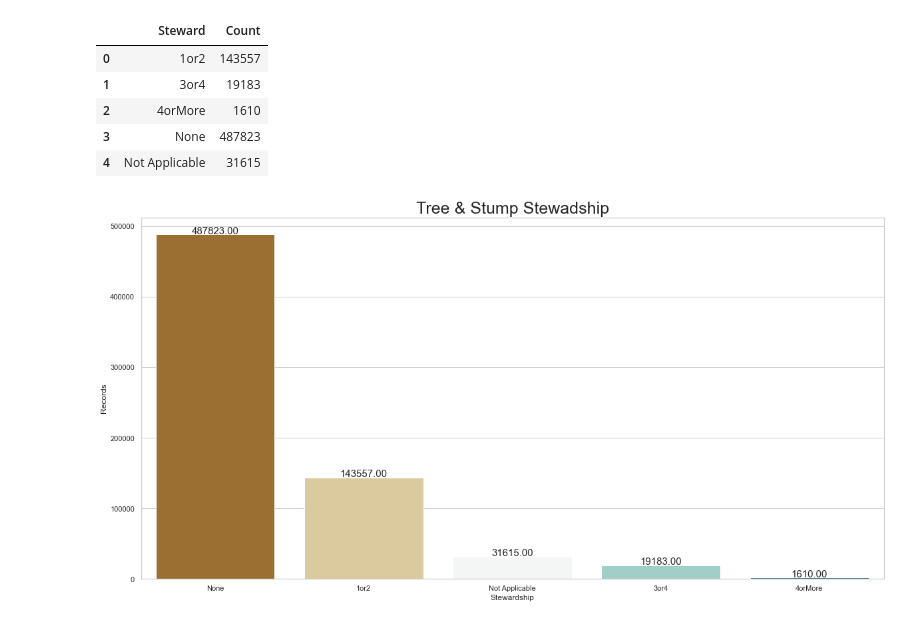
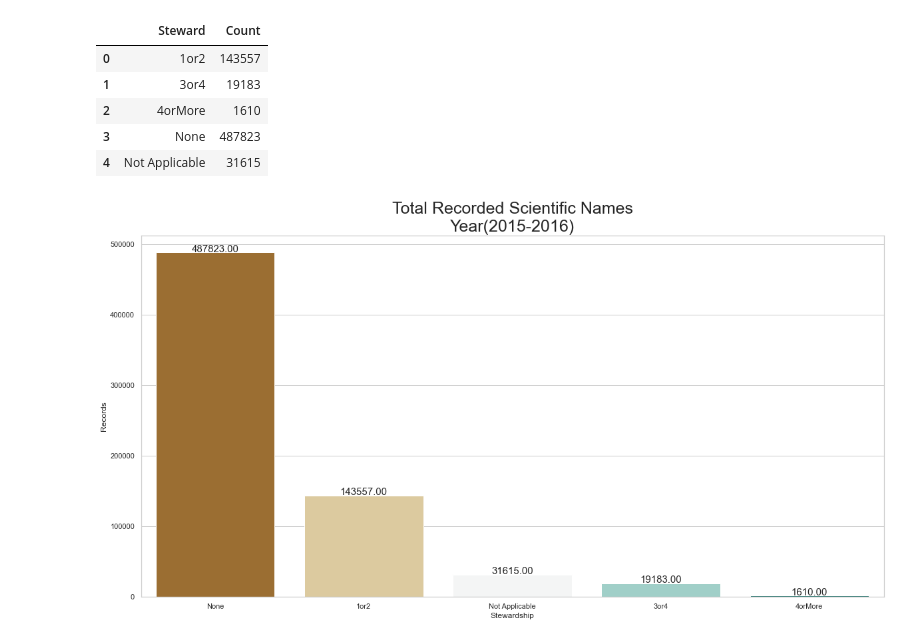
Before and after one commit to MarcellaHarr/ny_street-trees_2015, a Jupyter notebook: exploration-ny-street-trees.ipynb, the cells around one changed output. Saved outputs shown, nothing was run; the diff lists cells and outputs as text; code cells hidden in the pictures.

```diff
--- a/exploration-ny-street-trees.ipynb
+++ b/exploration-ny-street-trees.ipynb
@@ -1635,33 +1714,34 @@ fig, ax = plt.subplots(1, 1, figsize=(20, 10))
 
 # Plot
 stwdPlot = sns.barplot(data = stewardship.sort_values('Count',
                                                       ascending = False),
                        x = 'Steward',
                        y = 'Count',
                        palette = 'BrBG')
 
 # Annotate
 for bar in stwdPlot.patches:
     stwdPlot.annotate(format(bar.get_height(), '.2f'),
                             (bar.get_x() + bar.get_width() / 2, bar.get_height()),
                              ha = 'center',
                              va = 'center',
                              size = 15,
                              xytext = (0, 5),
                              textcoords = 'offset points')
 
 
 # Customize fig
 ax.set_xlabel('Stewardship')
 ax.set_ylabel('Records')
-plt.title('Tree & Stump Stewadship',
+plt.title('Total Recorded Scientific Names\nYear(2015-2016)',
            size = 25)
 
 
 # Save fig
-# plt.savefig("Recorded Species Scientific Names")
+plt.savefig(r'D:\repos\github\ny_street-trees_2015\src\img\Total_Species_Scientific_Names.png',
+            facecolor="white")
 
 # Plot fig
 plt.show()
 # %% [output]
-[figure, old version]
+[figure, new version]
```
Also changed, not shown: parts of 18 cells of this notebook, 15 other files.
